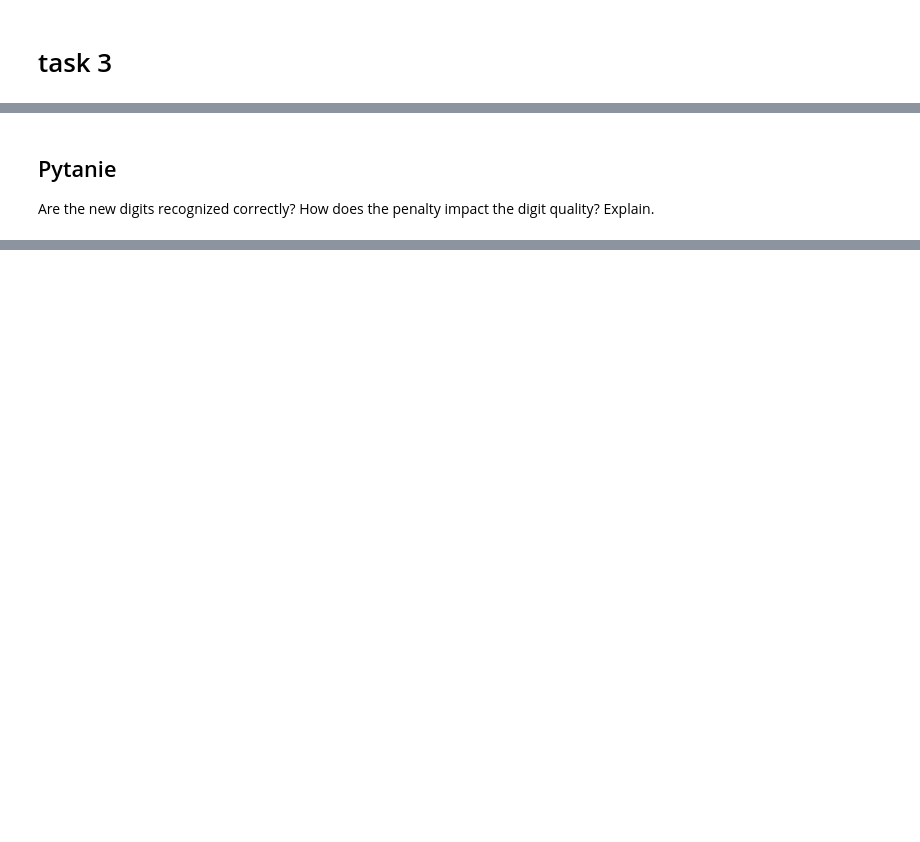
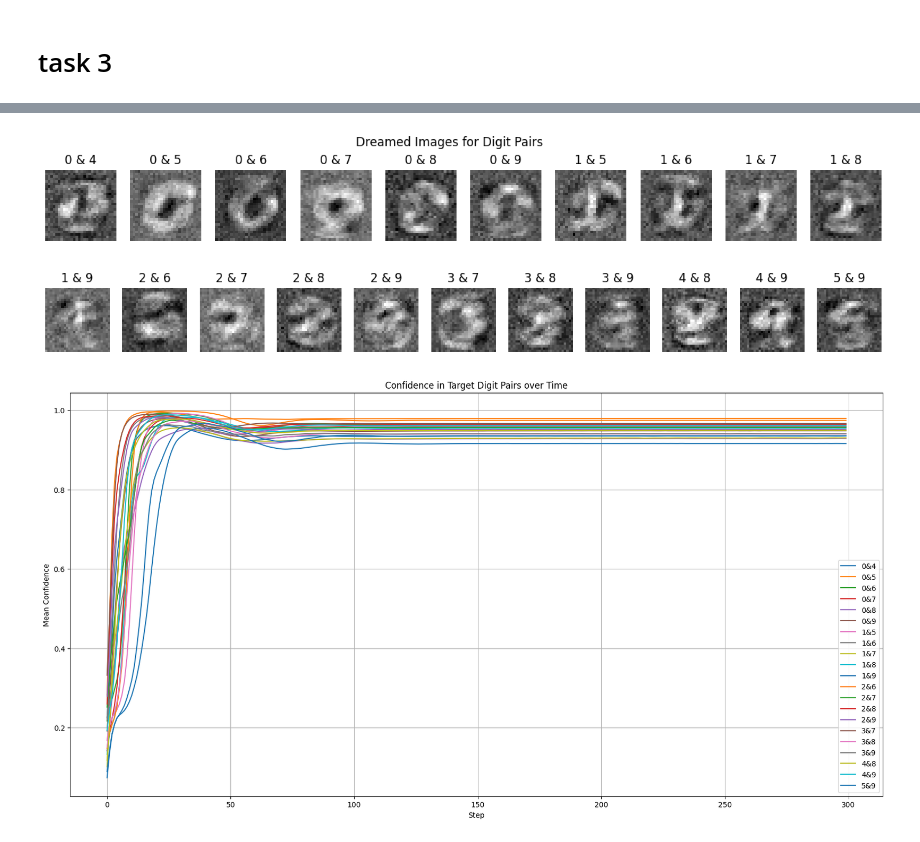
Before and after one commit to kaluznys/uczenie_maszynowe_UW, a Jupyter notebook: praca_9_um.ipynb, the cells around one changed output, grey strips where cells are left out. Cells and saved outputs as stored; diff of their text form; code cells hidden in the pictures; blank space fills up the shorter version.

```diff
--- a/praca_9_um.ipynb
+++ b/praca_9_um.ipynb
@@ -483,4 +527,8 @@ Step 299 | CE Loss: 0.3180 | L2: 0.0401 | Mean Conf: 0.7294
 ... (3 outputs left out)
-# %% [markdown]
-## Pytanie
-Are the new digits recognized correctly? How does the penalty impact the digit quality? Explain.
+# %%
+# Call the function using your pretrained model
+dreamed_images, history = dream_dual_digits_l2(model)
+
+# Visualize the images and confidence progression
+plot_results(dreamed_images, history, digit_pairs)
+# %% [output]
@@ -486,0 +542,3 @@ Are the new digits recognized correctly? How does the penalty impact the digit q
+[figure, added]
+[figure, added]
+[figure, added]
```
Also changed, not shown: parts of 14 cells of this notebook.
